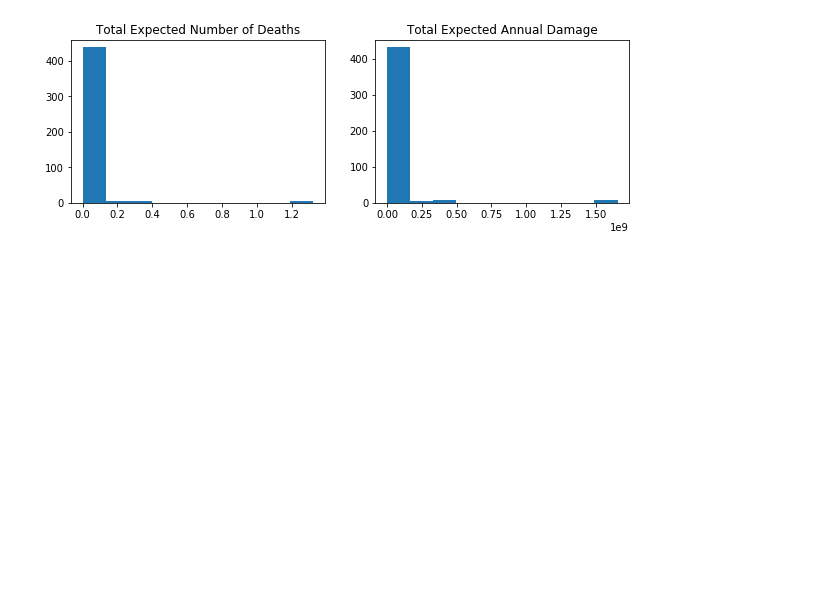
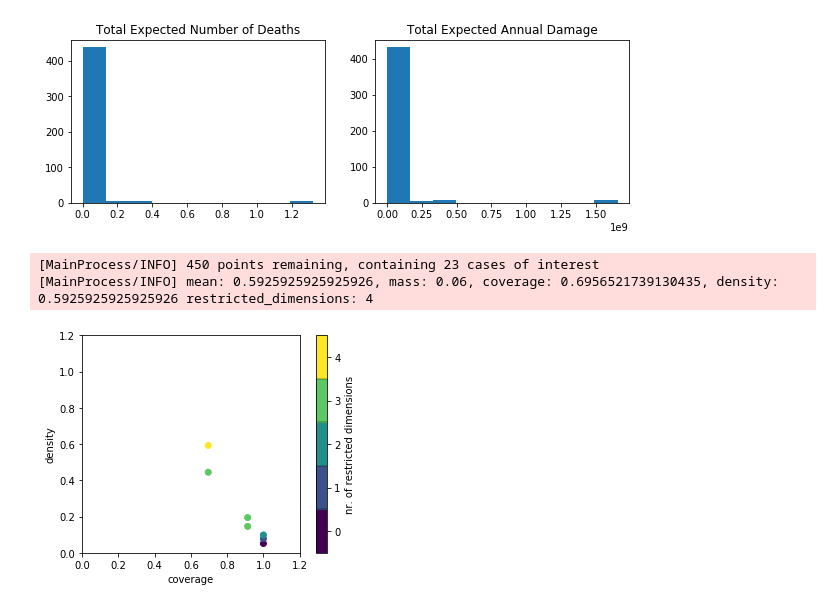
Before and after one commit to WKSu/Model-based-decision-making, a Jupyter notebook: Scenario Discovery on MORO policies.ipynb, the cells around one changed output. Drawn from its saved outputs; the diff is of its cells as text; code cells hidden in the pictures; blank space fills up the shorter version.

Commit message:
Finish Scenario Discovery - Specific Locations
CART not visualized at the moment.

```diff
--- a/Scenario Discovery on MORO policies.ipynb
+++ b/Scenario Discovery on MORO policies.ipynb
@@ -157,9 +160,17 @@ Total Expected Annual Damage Mean: 40708339.680162825
 [figure]
 [figure]
 # %%
-# Set the input and output parameters
-# Make sure the outputs are binary (0/1), and specify your interested cases
+x = results.iloc[:, :19] # Only take the uncertentainties
 
-x = results.iloc[:, :19]
-y_deaths = results["Total Expected Number of Deaths"].values
-y_deaths = y_deaths < np.percentile()
+y_deaths = results['Total Expected Number of Deaths'].values
+y_deaths = y_deaths > np.percentile(y_deaths, 95)
+# %%
+prim_alg = prim.Prim(x, y_deaths, threshold=0.55, peel_alpha=0.005)
+box1 = prim_alg.find_box()
+
+box1.show_tradeoff()
+plt.show()
+# %% [output]
+[MainProcess/INFO] 450 points remaining, containing 23 cases of interest
+[MainProcess/INFO] mean: 0.5925925925925926, mass: 0.06, coverage: 0.6956521739130435, density: 0.5925925925925926 restricted_dimensions: 4
+[figure, added]
```
Also changed, not shown: parts of 24 cells of this notebook, 1 other file.
